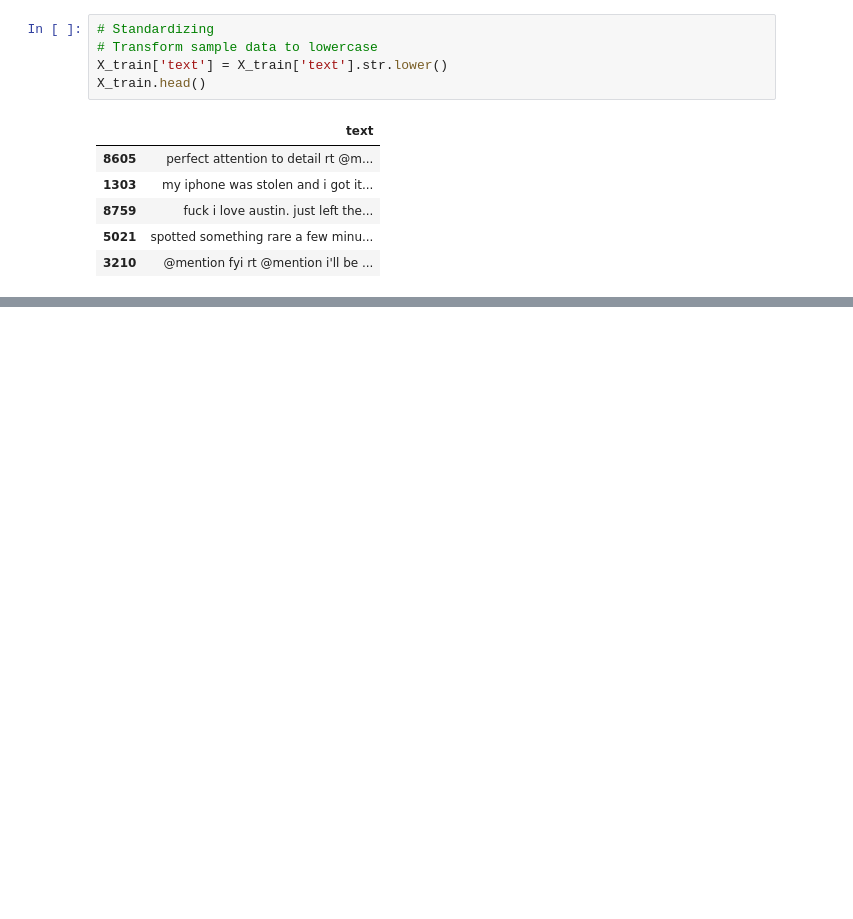
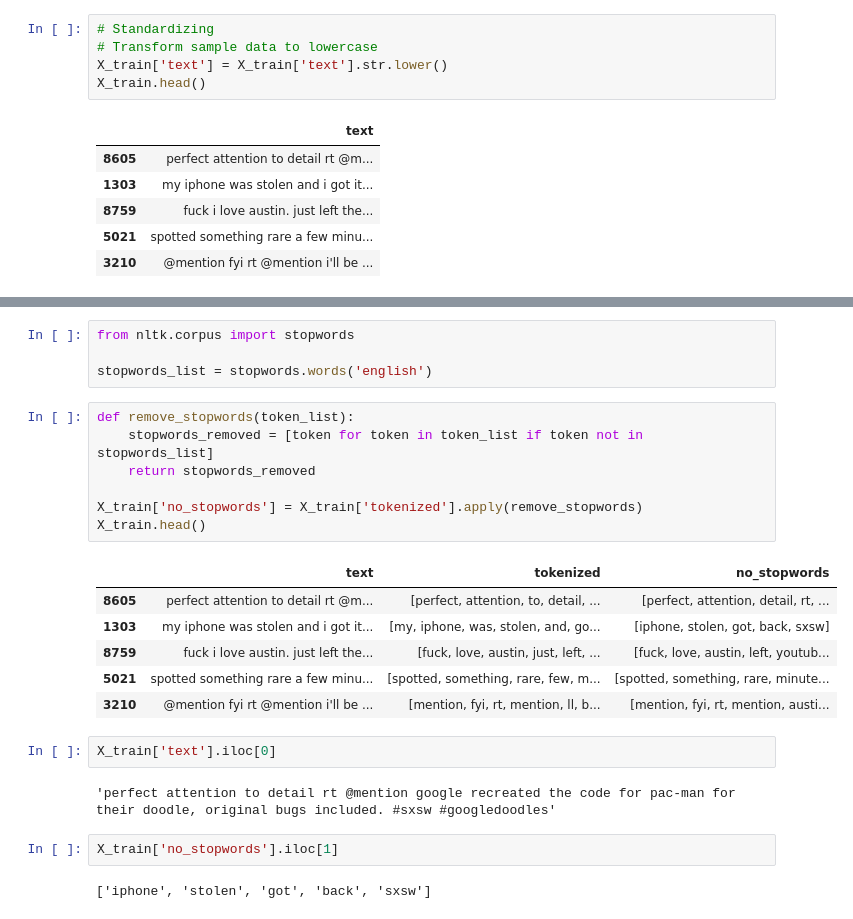
Before and after one commit to VolhaP87/Twitter_Sentiment_Analysis, a Jupyter notebook: Untitled.ipynb, the cells around one changed output, grey strips where cells are left out. Cells and saved outputs as stored; diff of their text form; blank space fills up the shorter version.

Commit message:
Tokenize

```diff
--- a/Untitled.ipynb
+++ b/Untitled.ipynb
@@ -222,0 +228,26 @@ TypeError: expected string or bytes-like object
+# %%
+from nltk.corpus import stopwords
+
+stopwords_list = stopwords.words('english')
+# %%
+def remove_stopwords(token_list):
+    stopwords_removed = [token for token in token_list if token not in stopwords_list]
+    return stopwords_removed
+
+X_train['no_stopwords'] = X_train['tokenized'].apply(remove_stopwords)
+X_train.head()
+# %% [output]
+|  | text | tokenized | no_stopwords |
+| 8605 | perfect attention to detail rt @m... | [perfect, attention, to, detail, ... | [perfect, attention, detail, rt, ... |
+| 1303 | my iphone was stolen and i got it... | [my, iphone, was, stolen, and, go... | [iphone, stolen, got, back, sxsw] |
+| 8759 | fuck i love austin. just left the... | [fuck, love, austin, just, left, ... | [fuck, love, austin, left, youtub... |
+| 5021 | spotted something rare a few minu... | [spotted, something, rare, few, m... | [spotted, something, rare, minute... |
+| 3210 | @mention fyi rt @mention i'll be ... | [mention, fyi, rt, mention, ll, b... | [mention, fyi, rt, mention, austi... |
+# %%
+X_train['text'].iloc[0]
+# %% [output]
+'perfect attention to detail rt @mention google recreated the code for pac-man for their doodle, original bugs included. #sxsw #googledoodles'
+# %%
+X_train['no_stopwords'].iloc[1]
+# %% [output]
+['iphone', 'stolen', 'got', 'back', 'sxsw']
```
Also changed, not shown: parts of 3 cells of this notebook.
